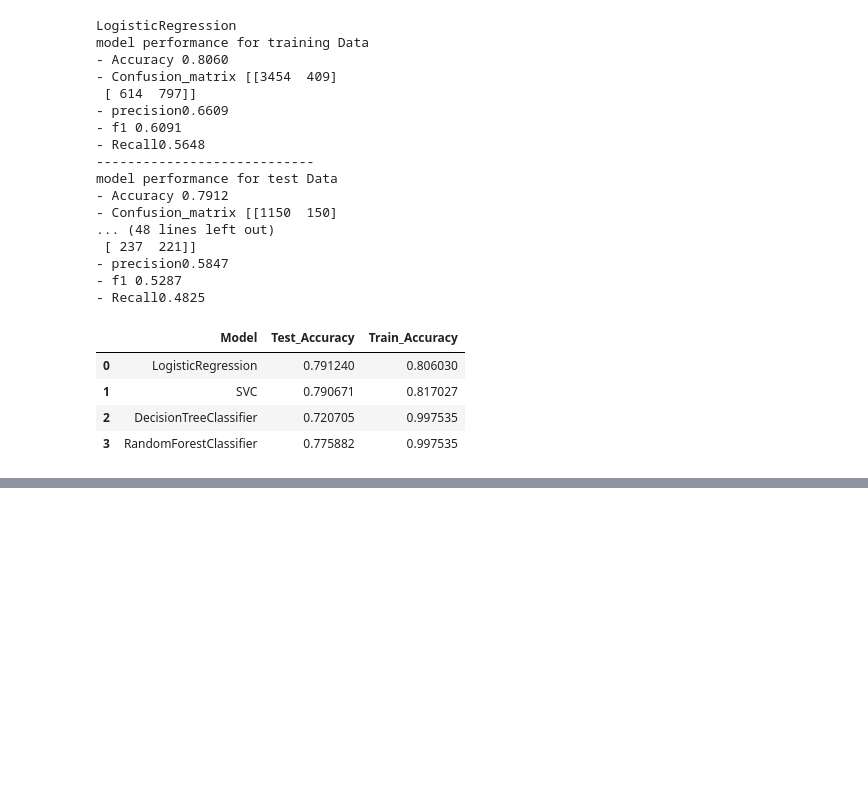
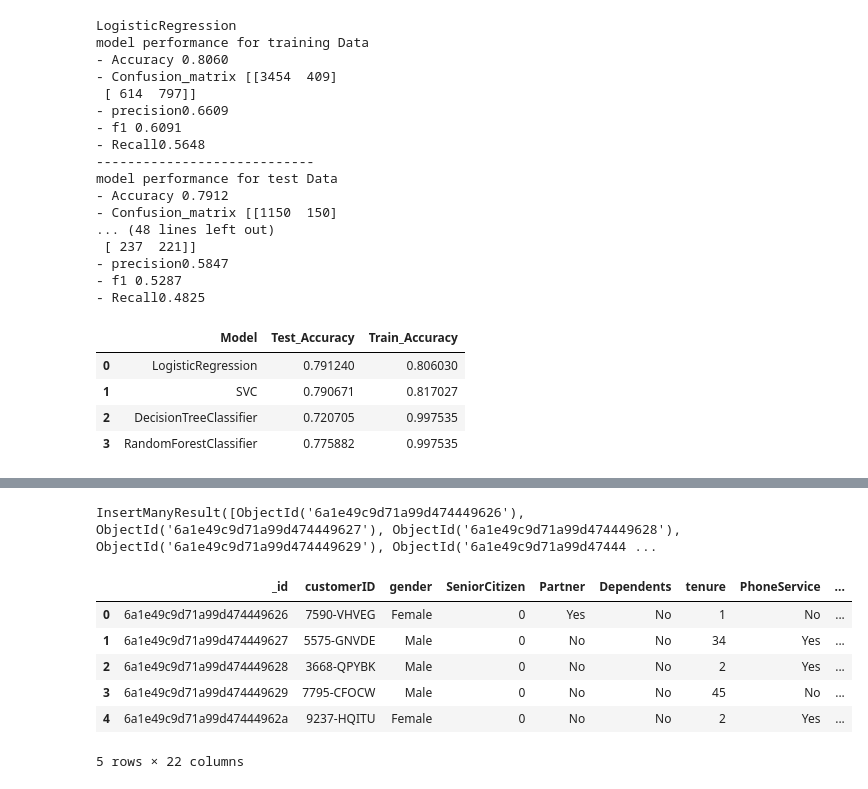
Before and after one commit to yagantiAshok/Churn_Customer_Prediction, a Jupyter notebook: notebook/EDA.ipynb, the cells around one changed output, grey strips where cells are left out. Saved outputs shown, nothing was run; the diff lists cells and outputs as text; code cells hidden in the pictures; blank space fills up the shorter version.

Commit message:
Data Ingestion

```diff
--- a/notebook/EDA.ipynb
+++ b/notebook/EDA.ipynb
@@ -1096,0 +1137,26 @@ report_strong_and_numerical_features_and_med_features
+# %%
+client = pymongo.MongoClient(MONGODB_SERVER)
+
+database = client[DATA_BASE_NAME]
+
+collection = database[COLLECTION_NAME]
+# %%
+collection.insert_many(data)
+# %% [output]
+InsertManyResult([ObjectId('6a1e49c9d71a99d474449626'), ObjectId('6a1e49c9d71a99d474449627'), ObjectId('6a1e49c9d71a99d474449628'), ObjectId('6a1e49c9d71a99d474449629'), ObjectId('6a1e49c9d71a99d47444 ...
+# %%
+cursor = collection.find()
+# %%
+md_data = list(cursor)
+# %%
+df_data = pd.DataFrame(md_data)
+# %%
+df_data.head()
+# %% [output]
+|  | _id | customerID | gender | SeniorCitizen | Partner | Dependents | tenure | PhoneService | ... |
+| 0 | 6a1e49c9d71a99d474449626 | 7590-VHVEG | Female | 0 | Yes | No | 1 | No | ... |
+| 1 | 6a1e49c9d71a99d474449627 | 5575-GNVDE | Male | 0 | No | No | 34 | Yes | ... |
+| 2 | 6a1e49c9d71a99d474449628 | 3668-QPYBK | Male | 0 | No | No | 2 | Yes | ... |
+| 3 | 6a1e49c9d71a99d474449629 | 7795-CFOCW | Male | 0 | No | No | 45 | No | ... |
+| 4 | 6a1e49c9d71a99d47444962a | 9237-HQITU | Female | 0 | No | No | 2 | Yes | ... |
+5 rows × 22 columns
```
Also changed, not shown: parts of 8 cells of this notebook, 18 other files.
